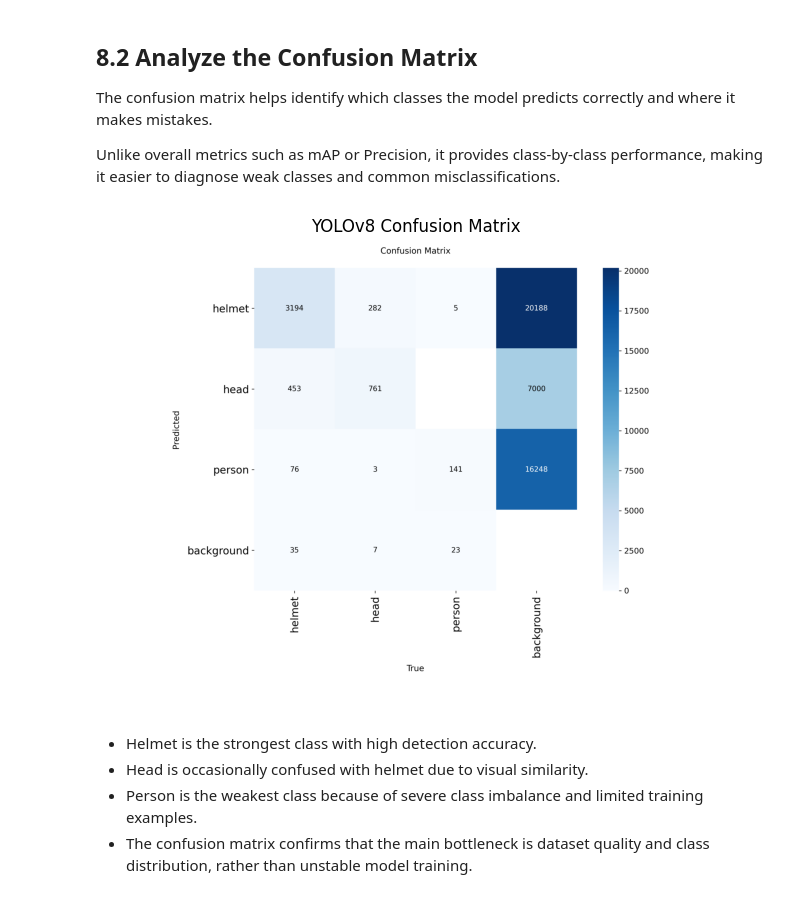
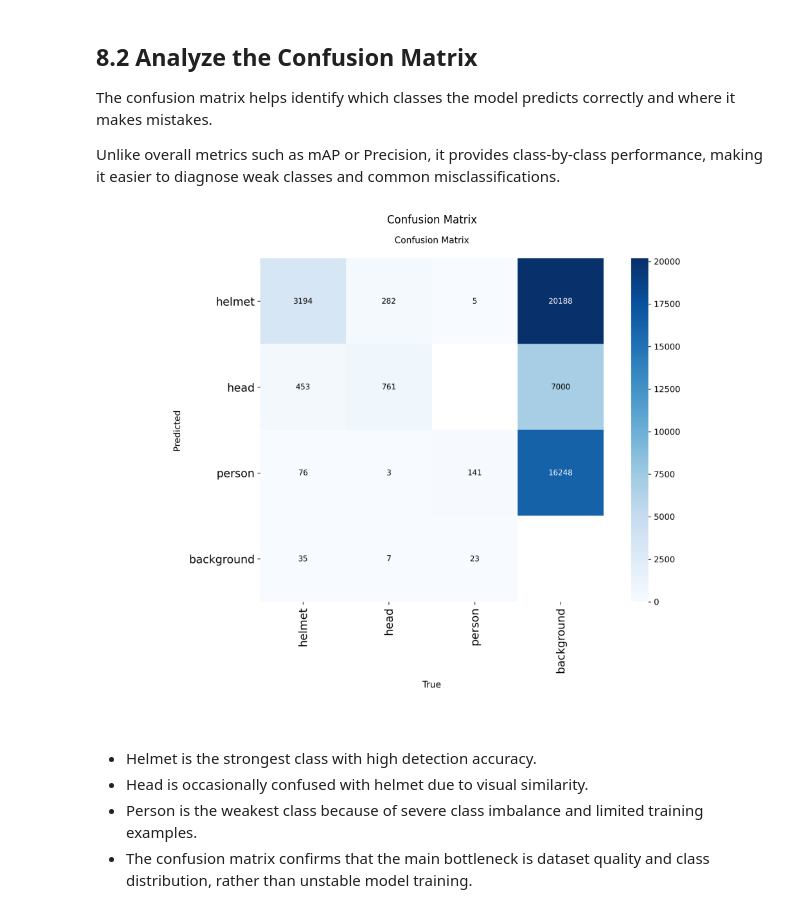
Before and after one commit to mrafraim/Deep-Learning-Specialization, a Jupyter notebook: dl-day-59-fine-tuning-a-pretrained-yolo-model.ipynb, the cells around one changed output. Cells and saved outputs as stored; diff of their text form; code cells hidden in the pictures.

```diff
--- a/dl-day-59-fine-tuning-a-pretrained-yolo-model.ipynb
+++ b/dl-day-59-fine-tuning-a-pretrained-yolo-model.ipynb
@@ -953,18 +951,18 @@ Unlike overall metrics such as mAP or Precision, it provides class-by-class perf
 # %%
 from PIL import Image
 import matplotlib.pyplot as plt
 
 cm_path = "/kaggle/working/runs/detect/HardHat_Project/YOLOv8_Finetuning/confusion_matrix.png"
 
 img = Image.open(cm_path)
 
-plt.figure(figsize=(8, 8))
+plt.figure(figsize=(16, 10))
 plt.imshow(img)
 plt.axis("off")
-plt.title("YOLOv8 Confusion Matrix")
+plt.title("Confusion Matrix")
 plt.show()
 # %% [output]
-[figure, old version]
+[figure, new version]
 # %% [markdown]
 - Helmet is the strongest class with high detection accuracy.
 - Head is occasionally confused with helmet due to visual similarity.
```
Also changed, not shown: parts of 14 cells of this notebook.
